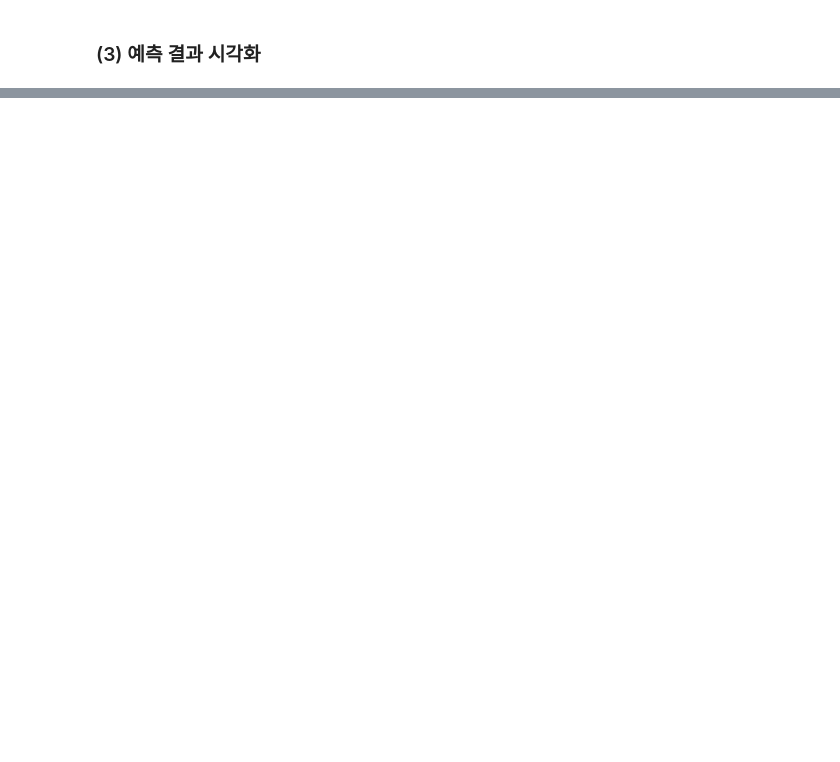
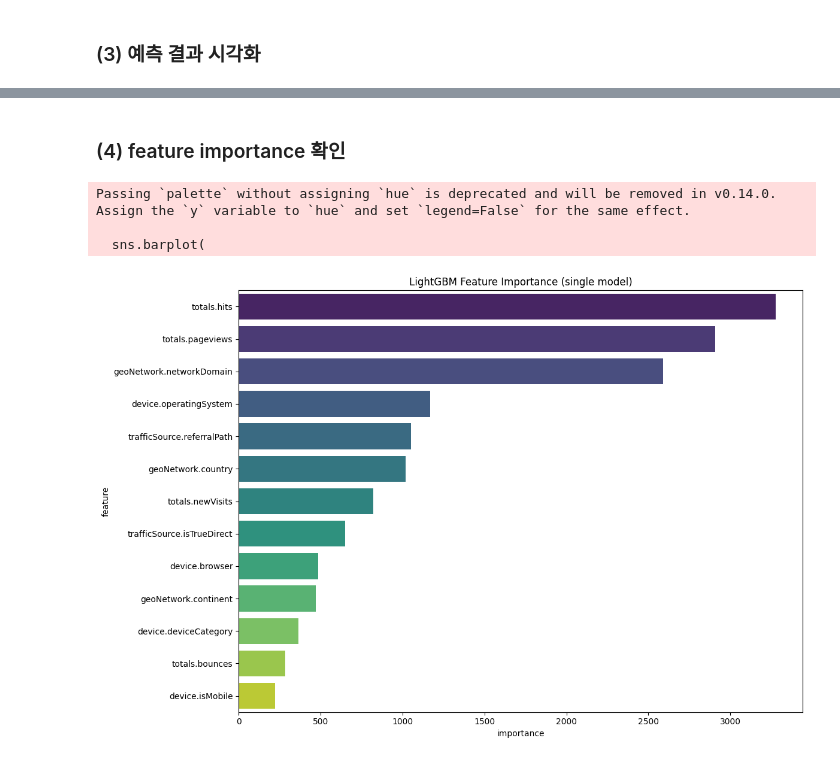
Before and after one commit to yeedacoding/eCommerce-User-Behavior-Analytics, a Jupyter notebook: revenue_prediction2.ipynb, the cells around one changed output, grey strips where cells are left out. Cells and saved outputs as stored; diff of their text form; code cells hidden in the pictures; blank space fills up the shorter version.

```diff
--- a/revenue_prediction2.ipynb
+++ b/revenue_prediction2.ipynb
@@ -339,0 +336,27 @@ R2    : 0.3571628616210958
+# %% [markdown]
+### (4) feature importance 확인
+# %%
+# feature importance 추출
+feature_importance_df = pd.DataFrame({
+    'feature': model.feature_name(),
+    'importance': model.feature_importance(importance_type='split')
+})
+
+# 중요도 상위 N개 선택 (여기서는 전체 사용 가능)
+cols = feature_importance_df.sort_values(by="importance", ascending=False)["feature"].values
+best_features = feature_importance_df[feature_importance_df.feature.isin(cols)]
+
+# 시각화
+plt.figure(figsize=(12, 8))
+sns.barplot(
+    data=best_features.sort_values(by="importance", ascending=False),
+    x="importance", y="feature", palette="viridis"
+)
+plt.title("LightGBM Feature Importance (single model)")
+plt.tight_layout()
+plt.show()
+# %% [output]
+Passing `palette` without assigning `hue` is deprecated and will be removed in v0.14.0. Assign the `y` variable to `hue` and set `legend=False` for the same effect.
+
+  sns.barplot(
+[figure, added]
```
Also changed, not shown: parts of 8 cells of this notebook.
